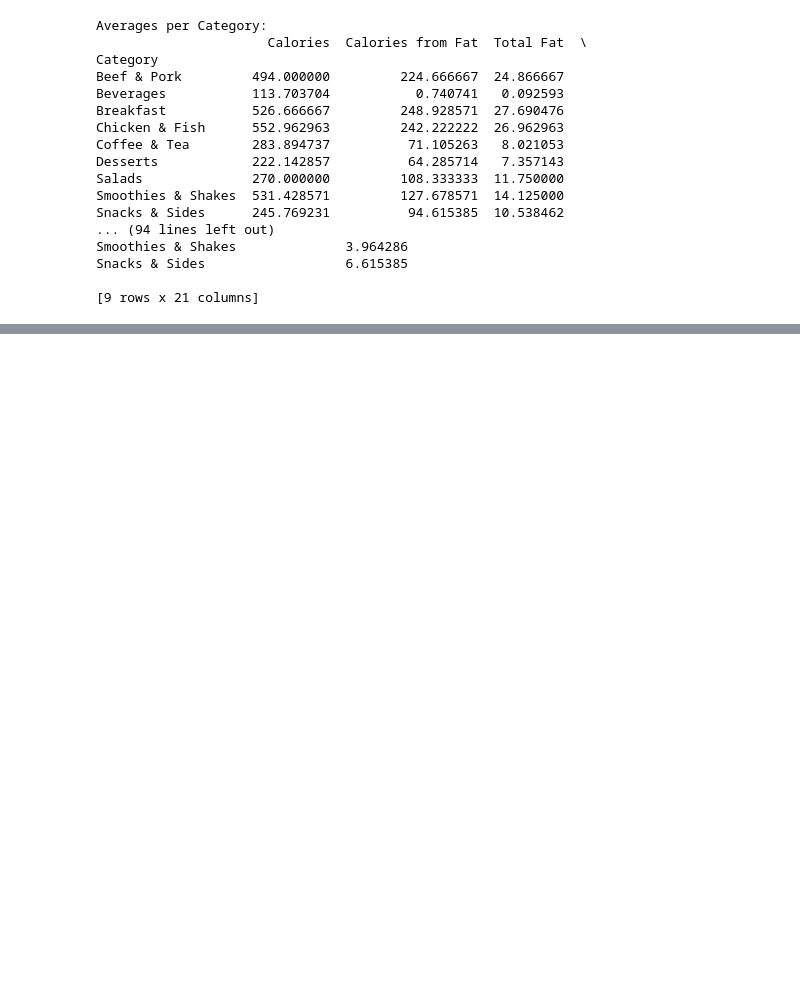
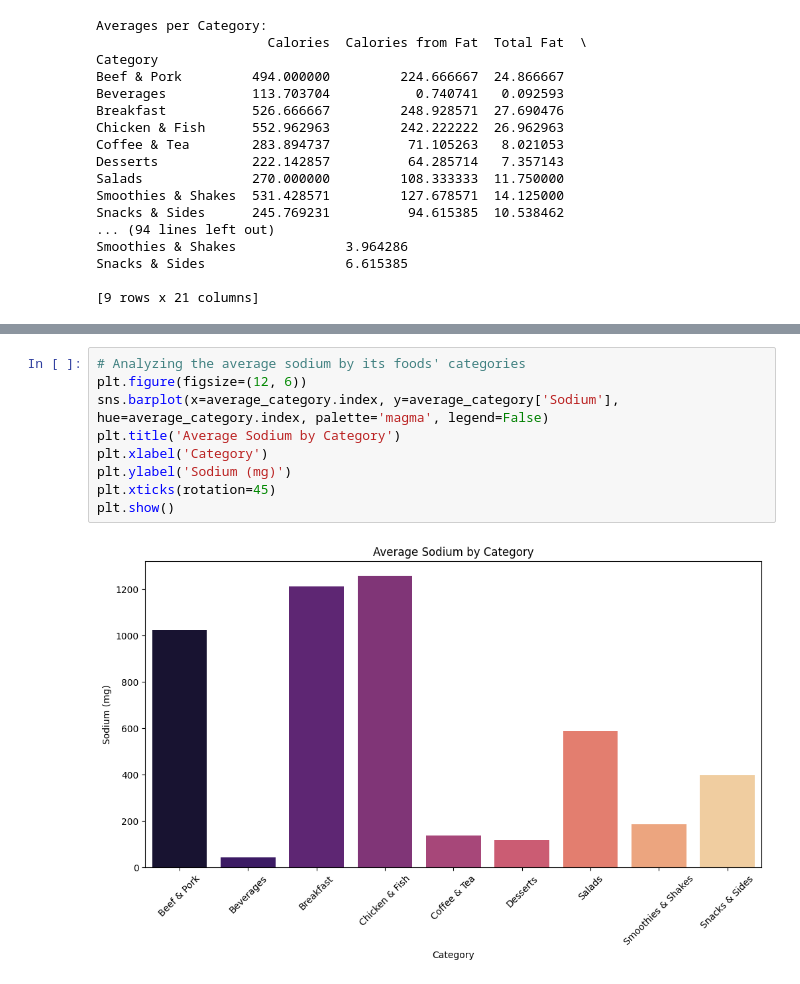
Before and after one commit to laurapetrola/Mcdonalds, a Jupyter notebook: mcdonalds.ipynb, the cells around one changed output, grey strips where cells are left out. Drawn from its saved outputs; the diff is of its cells as text; blank space fills up the shorter version.

```diff
--- a/mcdonalds.ipynb
+++ b/mcdonalds.ipynb
@@ -143,0 +169,11 @@ Name: Calories, dtype: float64
+# %%
+# Analyzing the average sodium by its foods' categories
+plt.figure(figsize=(12, 6))
+sns.barplot(x=average_category.index, y=average_category['Sodium'], hue=average_category.index, palette='magma', legend=False)
+plt.title('Average Sodium by Category')
+plt.xlabel('Category')
+plt.ylabel('Sodium (mg)')
+plt.xticks(rotation=45)
+plt.show()
+# %% [output]
+[figure, added]
```
Also changed, not shown: parts of 20 cells of this notebook.
